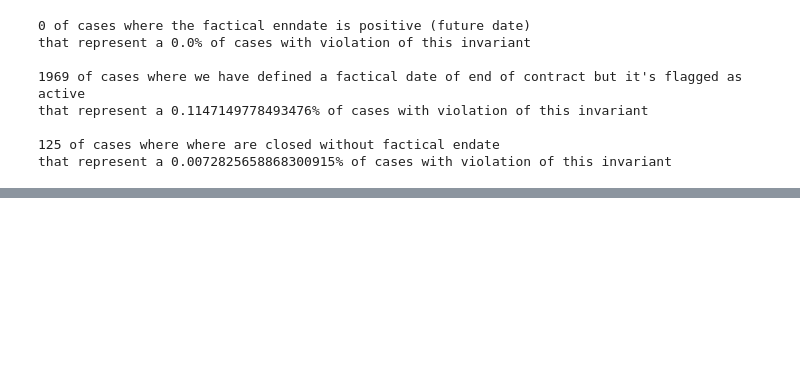
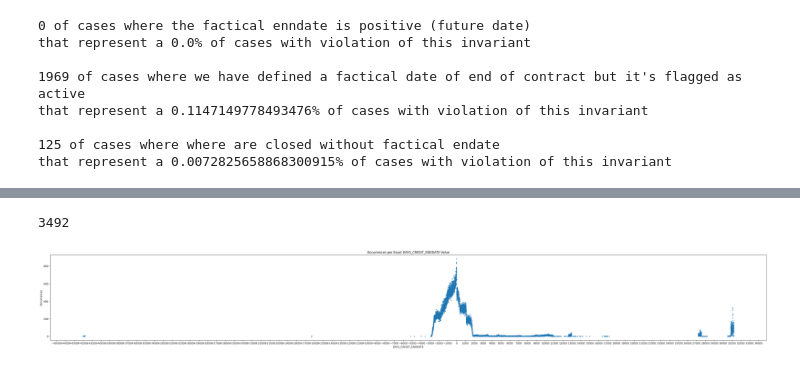
Before and after one commit to KuroEinzbern/Home-Credit-Default-Risk-Kaggle, a Jupyter notebook: notebooks/EDA/eda_bureau.ipynb, the cells around one changed output, grey strips where cells are left out. Saved outputs shown, nothing was run; the diff lists cells and outputs as text; code cells hidden in the pictures; blank space fills up the shorter version.

```diff
--- a/notebooks/EDA/eda_bureau.ipynb
+++ b/notebooks/EDA/eda_bureau.ipynb
@@ -151,0 +268,30 @@ mask_sentinel_negative.sum()
+# %%
+column_to_analize= bureau_df["DAYS_CREDIT_ENDDATE"]
+
+counts = (
+    column_to_analize
+    .value_counts()
+    .sort_index()
+)
+
+fig, ax = plt.subplots(figsize=(50,6))
+
+ax.scatter(
+    counts.index,
+    counts.values,
+    s=5
+)
+
+
+
+ax.xaxis.set_major_locator(ticker.MultipleLocator(1000))
+ax.set_title("Occurrences per Exact DAYS_CREDIT_ENDDATE Value")
+ax.set_xlabel("DAYS_CREDIT_ENDDATE")
+ax.set_ylabel("Occurrences")
+
+print((column_to_analize < -2700).sum())
+
+plt.show()
+# %% [output]
+3492
+[figure, added]
```
Also changed, not shown: parts of 9 cells of this notebook, 3 other files.
